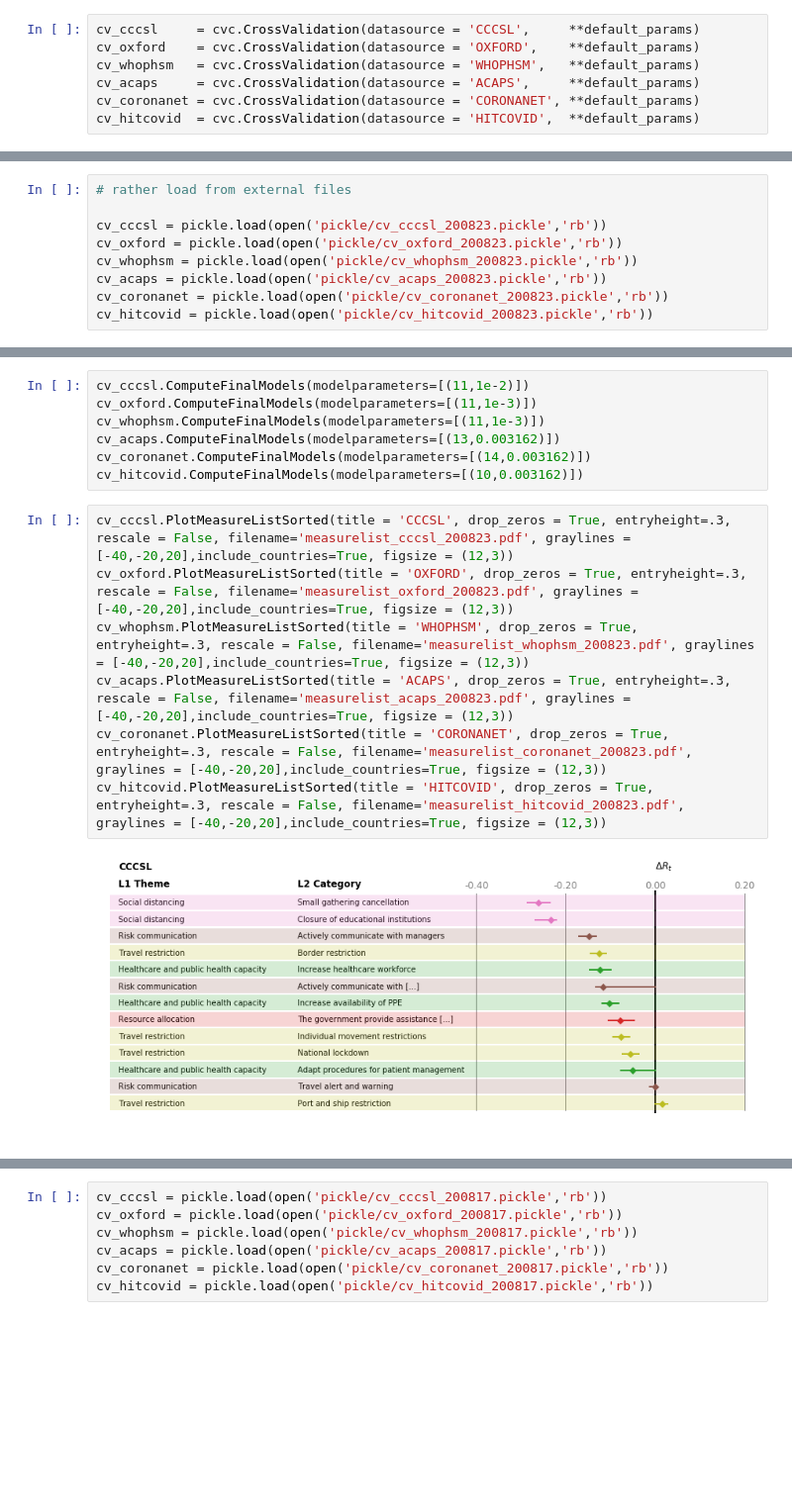
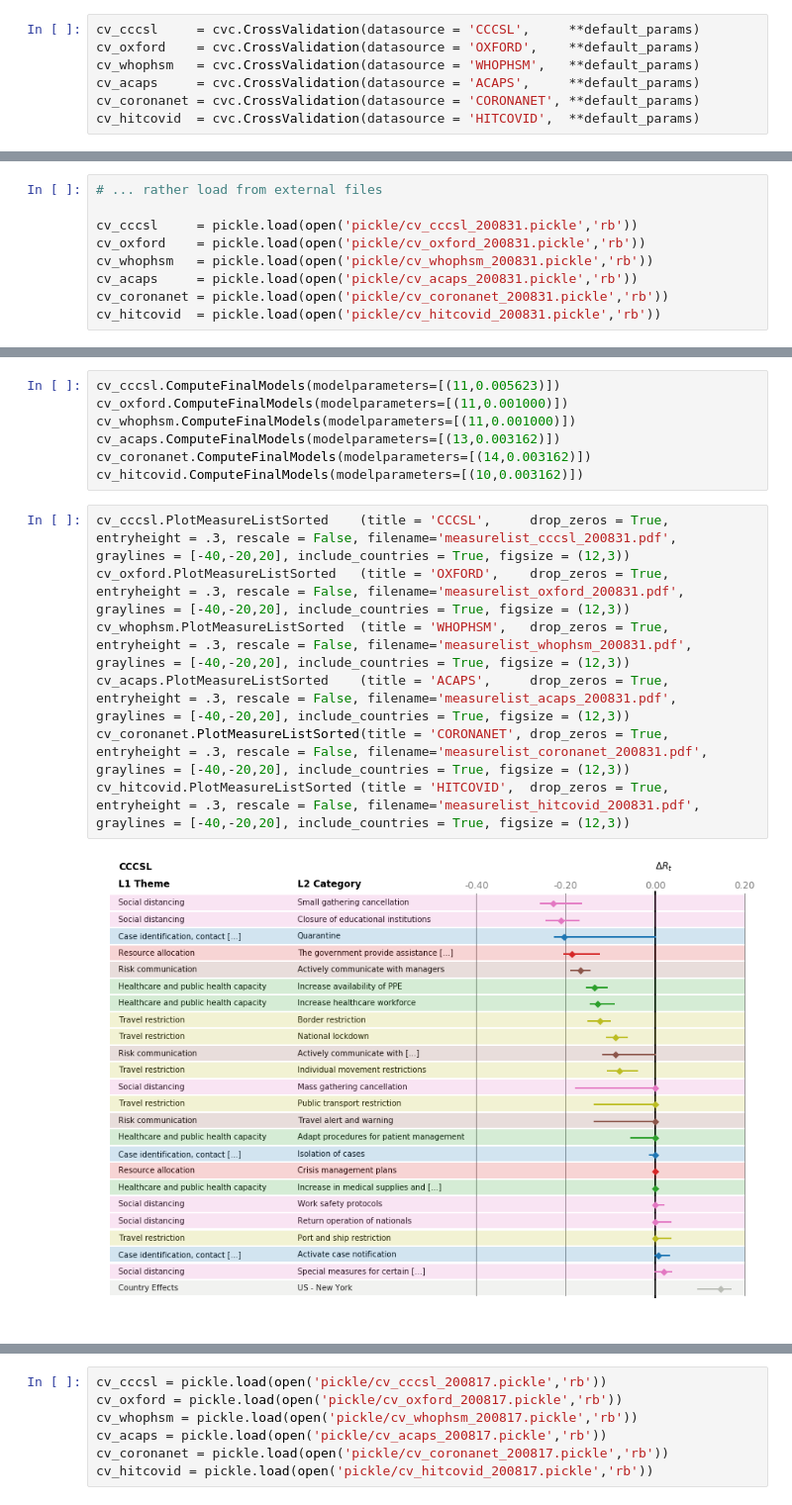
Before and after one commit to lukasgeyrhofer/corona, a Jupyter notebook: NPI measure effects.ipynb, the cells around one changed output, grey strips where cells are left out. Shown at 99% size. Saved outputs shown, nothing was run; the diff lists cells and outputs as text; blank space fills up the shorter version.

```diff
--- a/NPI measure effects.ipynb
+++ b/NPI measure effects.ipynb
@@ -66,10 +68,10 @@ cv_hitcovid.RunCV(shiftdaylist=shiftdaylist,alphalist = alphalist, crossvalcount
 # %%
-# rather load from external files
+# ... rather load from external files
 
-cv_cccsl = pickle.load(open('pickle/cv_cccsl_200823.pickle','rb'))
-cv_oxford = pickle.load(open('pickle/cv_oxford_200823.pickle','rb'))
-cv_whophsm = pickle.load(open('pickle/cv_whophsm_200823.pickle','rb'))
-cv_acaps = pickle.load(open('pickle/cv_acaps_200823.pickle','rb'))
-cv_coronanet = pickle.load(open('pickle/cv_coronanet_200823.pickle','rb'))
-cv_hitcovid = pickle.load(open('pickle/cv_hitcovid_200823.pickle','rb'))
+cv_cccsl     = pickle.load(open('pickle/cv_cccsl_200831.pickle','rb'))
+cv_oxford    = pickle.load(open('pickle/cv_oxford_200831.pickle','rb'))
+cv_whophsm   = pickle.load(open('pickle/cv_whophsm_200831.pickle','rb'))
+cv_acaps     = pickle.load(open('pickle/cv_acaps_200831.pickle','rb'))
+cv_coronanet = pickle.load(open('pickle/cv_coronanet_200831.pickle','rb'))
+cv_hitcovid  = pickle.load(open('pickle/cv_hitcovid_200831.pickle','rb'))
 # %%
@@ -112,21 +114,21 @@ CCCSL
 16         12  0.001000          0.263552      0.275773
 1          10  0.010000          0.259581      0.279087
 # %%
-cv_cccsl.ComputeFinalModels(modelparameters=[(11,1e-2)])
-cv_oxford.ComputeFinalModels(modelparameters=[(11,1e-3)])
-cv_whophsm.ComputeFinalModels(modelparameters=[(11,1e-3)])
+cv_cccsl.ComputeFinalModels(modelparameters=[(11,0.005623)])
+cv_oxford.ComputeFinalModels(modelparameters=[(11,0.001000)])
+cv_whophsm.ComputeFinalModels(modelparameters=[(11,0.001000)])
 cv_acaps.ComputeFinalModels(modelparameters=[(13,0.003162)])
 cv_coronanet.ComputeFinalModels(modelparameters=[(14,0.003162)])
 cv_hitcovid.ComputeFinalModels(modelparameters=[(10,0.003162)])
 # %%
-cv_cccsl.PlotMeasureListSorted(title = 'CCCSL', drop_zeros = True, entryheight=.3, rescale = False, filename='measurelist_cccsl_200823.pdf', graylines = [-40,-20,20],include_countries=True, figsize = (12,3))
-cv_oxford.PlotMeasureListSorted(title = 'OXFORD', drop_zeros = True, entryheight=.3, rescale = False, filename='measurelist_oxford_200823.pdf', graylines = [-40,-20,20],include_countries=True, figsize = (12,3))
-cv_whophsm.PlotMeasureListSorted(title = 'WHOPHSM', drop_zeros = True, entryheight=.3, rescale = False, filename='measurelist_whophsm_200823.pdf', graylines = [-40,-20,20],include_countries=True, figsize = (12,3))
-cv_acaps.PlotMeasureListSorted(title = 'ACAPS', drop_zeros = True, entryheight=.3, rescale = False, filename='measurelist_acaps_200823.pdf', graylines = [-40,-20,20],include_countries=True, figsize = (12,3))
-cv_coronanet.PlotMeasureListSorted(title = 'CORONANET', drop_zeros = True, entryheight=.3, rescale = False, filename='measurelist_coronanet_200823.pdf', graylines = [-40,-20,20],include_countries=True, figsize = (12,3))
-cv_hitcovid.PlotMeasureListSorted(title = 'HITCOVID', drop_zeros = True, entryheight=.3, rescale = False, filename='measurelist_hitcovid_200823.pdf', graylines = [-40,-20,20],include_countries=True, figsize = (12,3))
+cv_cccsl.PlotMeasureListSorted    (title = 'CCCSL',     drop_zeros = True, entryheight = .3, rescale = False, filename='measurelist_cccsl_200831.pdf',     graylines = [-40,-20,20], include_countries = True, figsize = (12,3))
+cv_oxford.PlotMeasureListSorted   (title = 'OXFORD',    drop_zeros = True, entryheight = .3, rescale = False, filename='measurelist_oxford_200831.pdf',    graylines = [-40,-20,20], include_countries = True, figsize = (12,3))
+cv_whophsm.PlotMeasureListSorted  (title = 'WHOPHSM',   drop_zeros = True, entryheight = .3, rescale = False, filename='measurelist_whophsm_200831.pdf',   graylines = [-40,-20,20], include_countries = True, figsize = (12,3))
+cv_acaps.PlotMeasureListSorted    (title = 'ACAPS',     drop_zeros = True, entryheight = .3, rescale = False, filename='measurelist_acaps_200831.pdf',     graylines = [-40,-20,20], include_countries = True, figsize = (12,3))
+cv_coronanet.PlotMeasureListSorted(title = 'CORONANET', drop_zeros = True, entryheight = .3, rescale = False, filename='measurelist_coronanet_200831.pdf', graylines = [-40,-20,20], include_countries = True, figsize = (12,3))
+cv_hitcovid.PlotMeasureListSorted (title = 'HITCOVID',  drop_zeros = True, entryheight = .3, rescale = False, filename='measurelist_hitcovid_200831.pdf',  graylines = [-40,-20,20], include_countries = True, figsize = (12,3))
 # %% [output]
-[figure, old version]
+[figure, new version]
 [figure]
 [figure]
 [figure]
```
Also changed, not shown: parts of 8 cells of this notebook.
